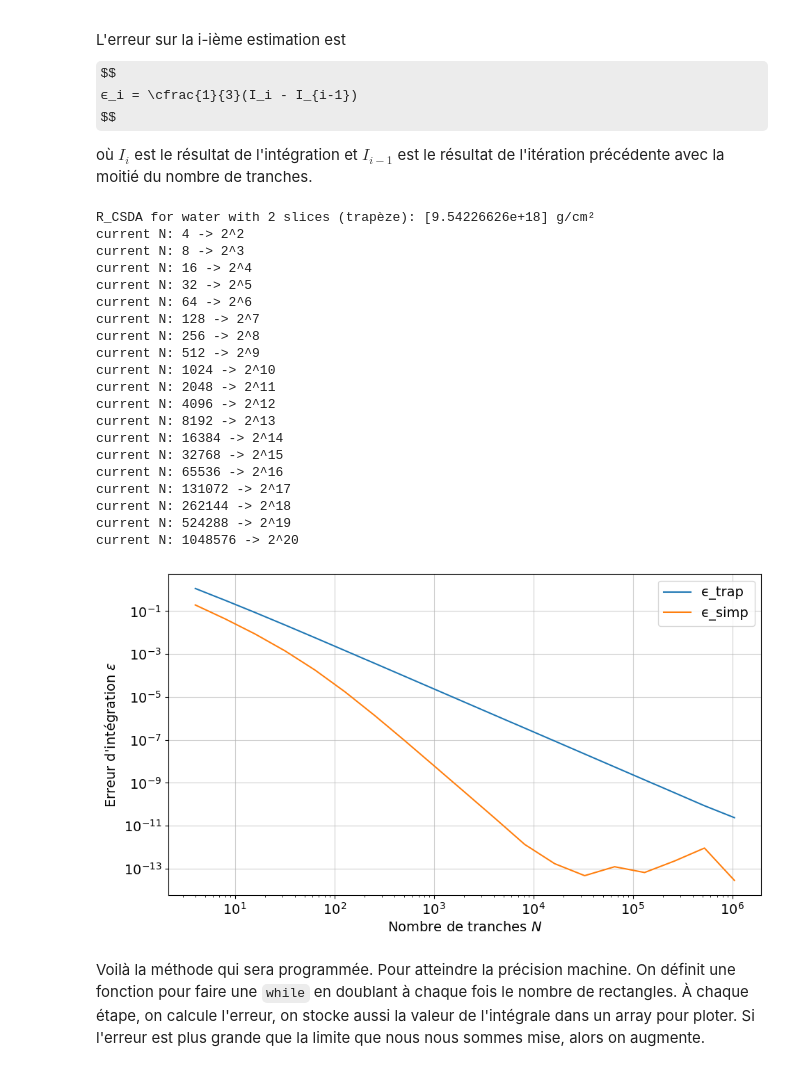
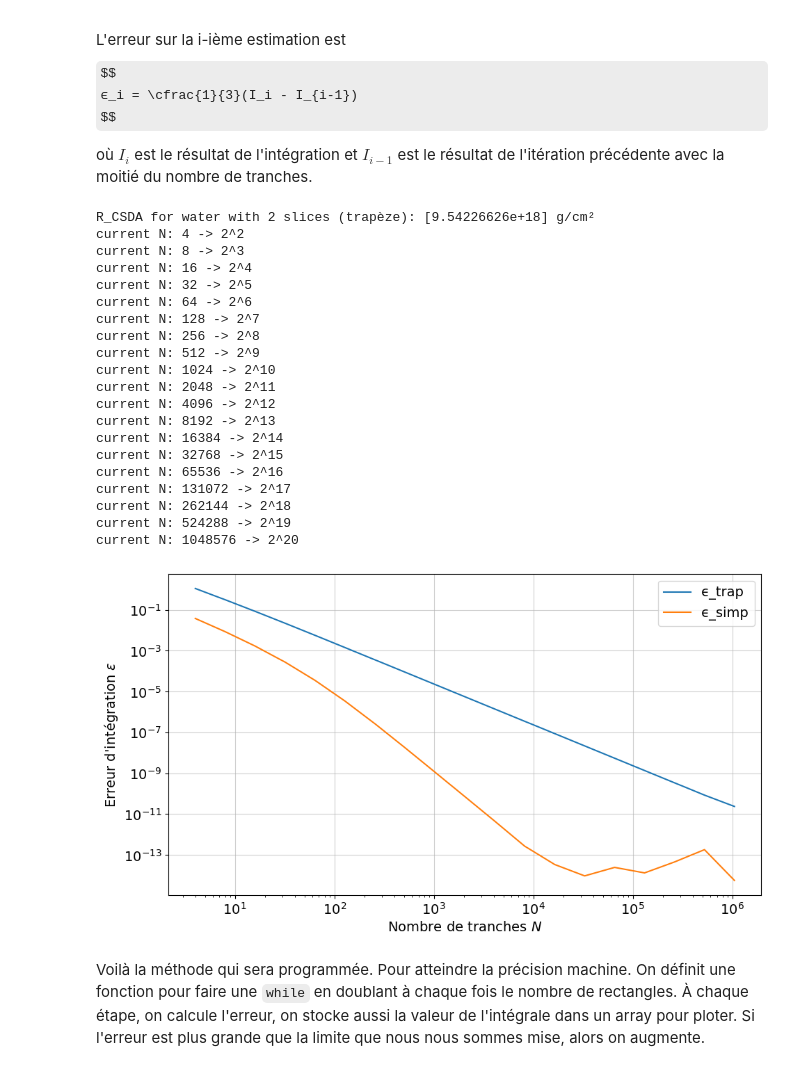
Before and after one commit to Eloi-Blouin/GPH-University-Laval-Course, a Jupyter notebook: Ulaval Session 8 Hiver 2026/Physique Numérique/TP1/TP1_ÉloiBlouin_ClémentPoulin.ipynb, the cells around one changed output. Saved outputs shown, nothing was run; the diff lists cells and outputs as text; code cells hidden in the pictures; some formulas as TeX source.

Commit message:
Question 8 Tableau d'erreur calculé et pratique avec calculate_ϵ

````diff
--- a/Ulaval Session 8 Hiver 2026/Physique Numérique/TP1/TP1_ÉloiBlouin_ClémentPoulin.ipynb
+++ b/Ulaval Session 8 Hiver 2026/Physique Numérique/TP1/TP1_ÉloiBlouin_ClémentPoulin.ipynb
@@ -477,13 +478,21 @@ $$
 
 où $I_i$ est le résultat de l'intégration et $I_{i-1}$ est le résultat de l'itération précédente avec la moitié du nombre de tranches.
 # %%
-def calculate_ϵ(I_i, I_i_minus_1):
+def calculate_ϵ_trap(I_2N, I_N):
     """
     Return integration error estimate for scalars or arrays
     """
-    I_i = np.asarray(I_i)
-    I_i_minus_1 = np.asarray(I_i_minus_1)
-    return (1.0 / 3.0) * (I_i - I_i_minus_1)
+    I_2N = np.asarray(I_2N)
+    I_N = np.asarray(I_N)
+    return (1.0 / 3.0) * (I_2N - I_N)
+
+def calculate_ϵ_simp(I_2N, I_N):
+    """
+    Return integration error estimate for scalars or arrays
+    """
+    I_2N = np.asarray(I_2N)
+    I_N = np.asarray(I_N)
+    return (1.0 / 15.0) * (I_2N - I_N)
 # %%
 ϵ_limit = 5e-16
 
@@ -500,8 +509,8 @@ for k, i in enumerate(N[1:]):
 
     water_R_CSDA_trap, water_R_CSDA_simp = run_analysis("water", [i], [i])
 
-    ϵ_trap.append(calculate_ϵ(water_R_CSDA_trap, water_R_CSDA_trap_previous))
-    ϵ_simp.append(calculate_ϵ(water_R_CSDA_simp, water_R_CSDA_simp_previous))
+    ϵ_trap.append(calculate_ϵ_trap(water_R_CSDA_trap, water_R_CSDA_trap_previous))
+    ϵ_simp.append(calculate_ϵ_simp(water_R_CSDA_simp, water_R_CSDA_simp_previous))
 
     # update previous results
     water_R_CSDA_trap_previous = water_R_CSDA_trap
@@ -514,34 +523,34 @@ plt.plot(N[1:], np.abs(ϵ_simp), label="ϵ_simp")
 
 plt.xscale('log')
 plt.yscale('log')
 plt.xlabel(r"Nombre de tranches $N$")
 plt.ylabel(r"Erreur d'intégration $\epsilon$")
 
 plt.legend()
 plt.grid(alpha=0.6)
 plt.show()
 # %% [output]
 R_CSDA for water with 2 slices (trapèze): [9.54226626e+18] g/cm²
 current N: 4 -> 2^2
 current N: 8 -> 2^3
 current N: 16 -> 2^4
 current N: 32 -> 2^5
 current N: 64 -> 2^6
 current N: 128 -> 2^7
 current N: 256 -> 2^8
 current N: 512 -> 2^9
 current N: 1024 -> 2^10
 current N: 2048 -> 2^11
 current N: 4096 -> 2^12
 current N: 8192 -> 2^13
 current N: 16384 -> 2^14
 current N: 32768 -> 2^15
 current N: 65536 -> 2^16
 current N: 131072 -> 2^17
 current N: 262144 -> 2^18
 current N: 524288 -> 2^19
 current N: 1048576 -> 2^20
-[figure, old version]
+[figure, new version]
 # %% [markdown]
 Voilà la méthode qui sera programmée. Pour atteindre la précision machine. On définit une fonction pour faire une ```while``` en doublant à chaque fois le nombre de rectangles. À chaque étape, on calcule l'erreur, on stocke aussi la valeur de l'intégrale dans un array pour ploter. Si l'erreur est plus grande que la limite que nous nous sommes mise, alors on augmente.
 # %%
````
Also changed, not shown: parts of 11 cells of this notebook.
